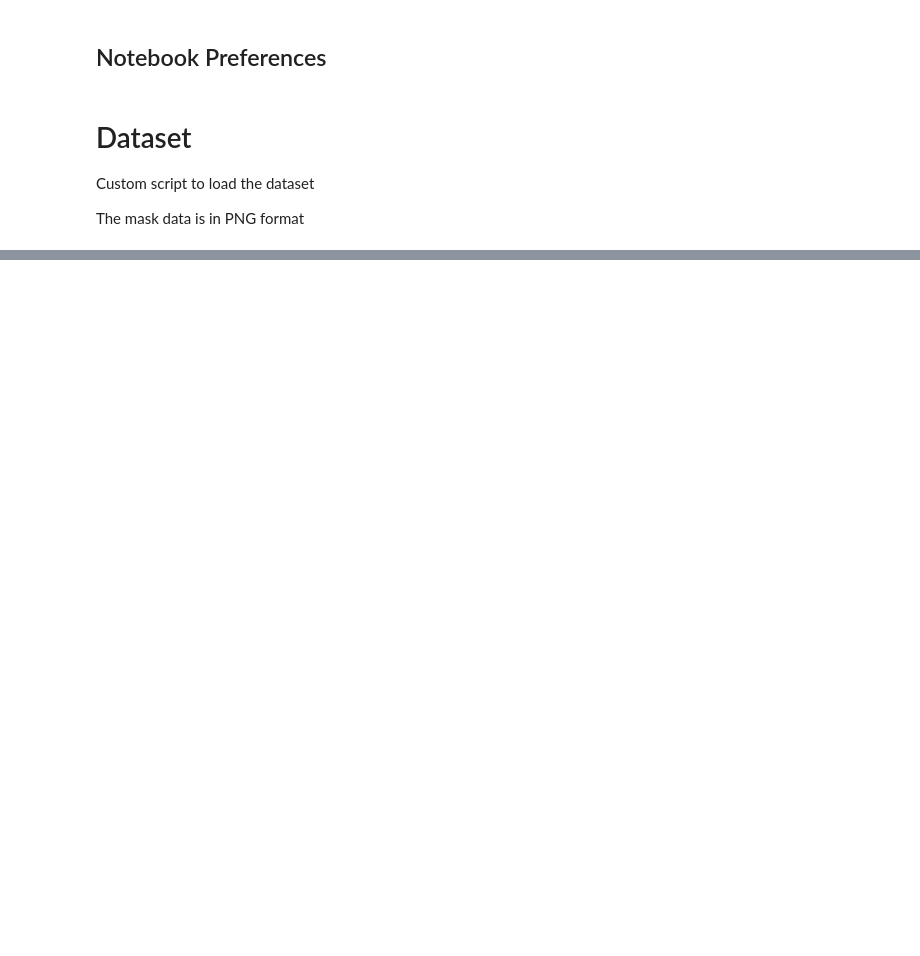
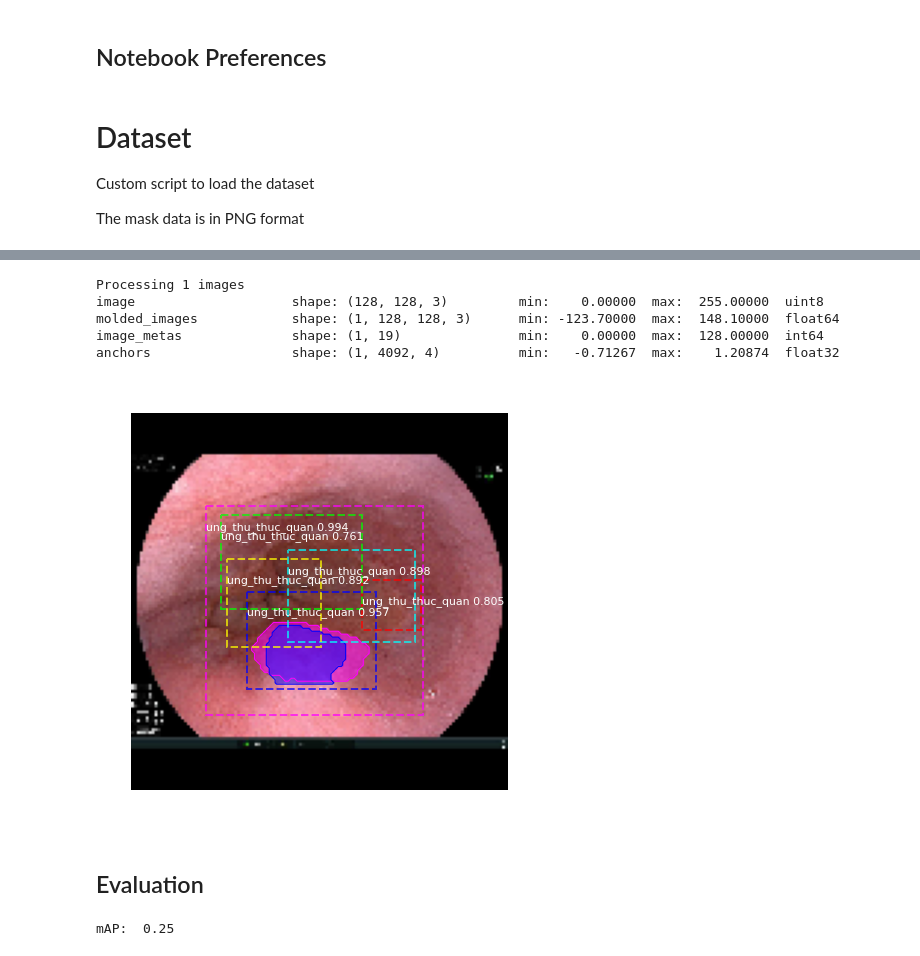
Before and after one commit to huynhducmink/Master_computervision_final, a Jupyter notebook: samples/Compvision_final.ipynb, the cells around one changed output, grey strips where cells are left out. Drawn from its saved outputs; the diff is of its cells as text; code cells hidden in the pictures; blank space fills up the shorter version.

```diff
--- a/samples/Compvision_final.ipynb
+++ b/samples/Compvision_final.ipynb
@@ -206,0 +263,38 @@ model.train(dataset_train, dataset_val,
+# %%
+results = model.detect([original_image], verbose=1)
+
+r = results[0]
+visualize.display_instances(original_image, r['rois'], r['masks'], r['class_ids'],
+                            dataset_val.class_names, r['scores'], ax=get_ax())
+# %% [output]
+Processing 1 images
+image                    shape: (128, 128, 3)         min:    0.00000  max:  255.00000  uint8
+molded_images            shape: (1, 128, 128, 3)      min: -123.70000  max:  148.10000  float64
+image_metas              shape: (1, 19)               min:    0.00000  max:  128.00000  int64
+anchors                  shape: (1, 4092, 4)          min:   -0.71267  max:    1.20874  float32
+[figure, added]
+# %% [markdown]
+## Evaluation
+# %%
+# Compute VOC-Style mAP @ IoU=0.5
+# Running on 10 images. Increase for better accuracy.
+image_ids = np.random.choice(dataset_val.image_ids, 20)
+APs = []
+for image_id in image_ids:
+    # Load image and ground truth data
+    image, image_meta, gt_class_id, gt_bbox, gt_mask =\
+        modellib.load_image_gt(dataset_val, inference_config,
+                               image_id, use_mini_mask=False)
+    molded_images = np.expand_dims(modellib.mold_image(image, inference_config), 0)
+    # Run object detection
+    results = model.detect([image], verbose=0)
+    r = results[0]
+    # Compute AP
+    AP, precisions, recalls, overlaps =\
+        utils.compute_ap(gt_bbox, gt_class_id, gt_mask,
+                         r["rois"], r["class_ids"], r["scores"], r['masks'])
+    APs.append(AP)
+
+print("mAP: ", np.mean(APs))
+# %% [output]
+mAP:  0.25
```
Also changed, not shown: parts of 7 cells of this notebook.
